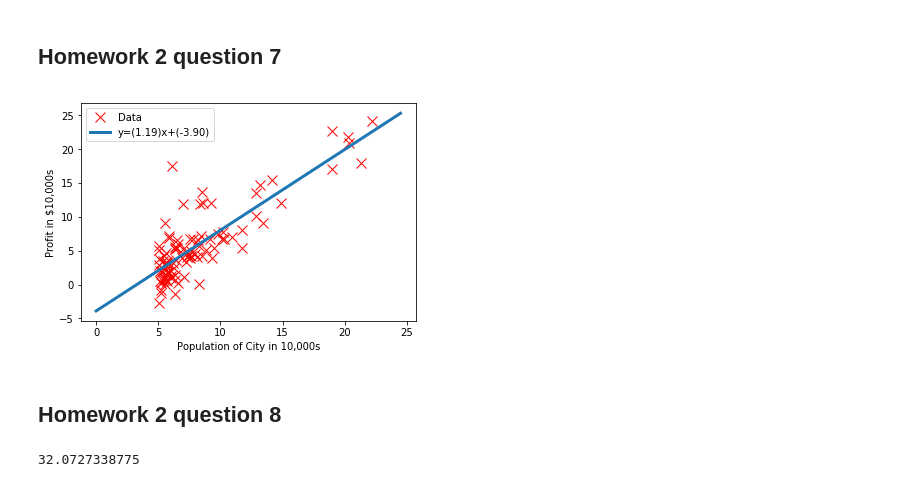
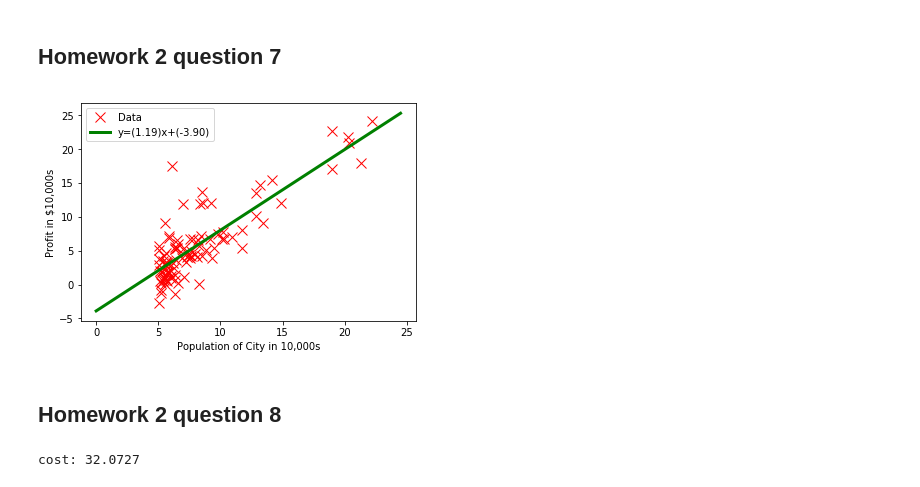
Before and after one commit to kaiwen2times/machine-learning-python, a Jupyter notebook: hw2/hw2.ipynb, the cells around one changed output. Drawn from its saved outputs; the diff is of its cells as text; code cells hidden in the pictures.

```diff
--- a/hw2/hw2.ipynb
+++ b/hw2/hw2.ipynb
@@ -9,44 +10,41 @@ from computeCost import computeCost
 ## Homework 2 question 7
 # %%
 data = np.loadtxt('ex1data1.txt', delimiter=',')
-X = data[:,0]
-y= data[:,1]
+X = data[:,0].reshape((-1,1))
+y = data[:,1].reshape((-1,1))
 
 plt.plot(X, y, 'rx', markersize=10, linewidth=3)
 plt.ylabel('Profit in $10,000s')
 plt.xlabel('Population of City in 10,000s')
 
-bias = np.ones(X.shape[0])
+bias = np.ones((X.shape[0],1))
 # form a new matrix[bias xdata]
-m = np.stack((bias.T,X),axis=-1)
+m = np.hstack((bias,X))
 
 # normal equation w = (inv(M' * M) * M') * y
-w = np.dot(np.dot(np.linalg.inv(np.dot(m.T, m)), m.T) ,y)
+w = np.dot(np.dot(np.linalg.inv(np.dot(m.T, m)), m.T), y)
 
-plot_x = np.arange(0,25, 0.5)
+plot_x = np.arange(0, 25, 0.5)
 plot_y = plot_x * w[1] + w[0]
-plt.plot(plot_x, plot_y, linewidth=3)
+plt.plot(plot_x, plot_y, 'g', linewidth=3)
 plt.legend(['Data', 'y=(%.2f)x+(%.2f)' % (w[1], w[0])])
+plt.savefig('hw2_q7.png')
 plt.show()
 # %% [output]
-[figure, old version]
+[figure, new version]
 # %% [markdown]
 ## Homework 2 question 8
 # %%
 data = np.loadtxt('ex1data1.txt', delimiter=',')
-X = data[:,0]
-y= data[:,1]
+X = data[:,0].reshape((-1,1))
+y = data[:,1].reshape((-1,1))
 
-bias = np.ones(X.shape[0])
+bias = np.ones((X.shape[0],1))
 # form a new matrix[bias xdata]
-Xdata = np.stack((bias.T,X),axis=-1)
+Xdata = np.hstack((bias,X))
 
-theta = np.zeros(2)
+theta = np.zeros((2,1))
 cost = computeCost(Xdata, y, theta)
-print(cost)
-
-# some gradient descent settings
-iterations = 1500
-alpha = 0.01
+print('cost: %.4f' % cost)
 # %% [output]
-32.0727338775
+cost: 32.0727
```
Also changed, not shown: parts of 5 cells of this notebook, 4 other files.
